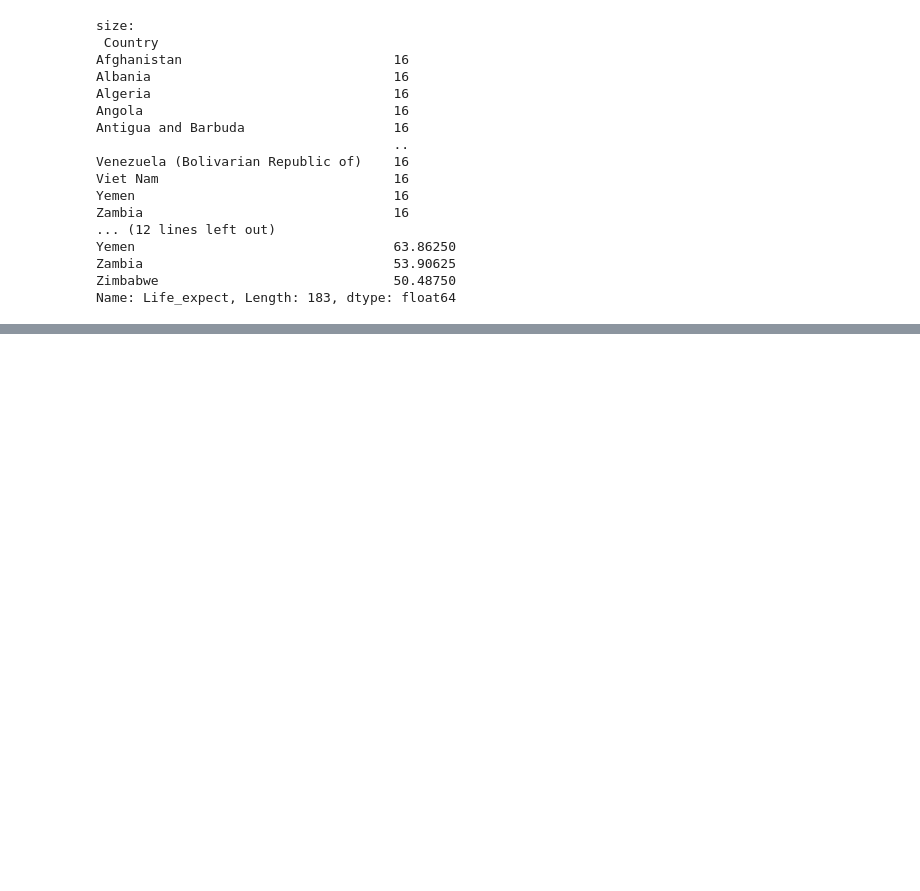
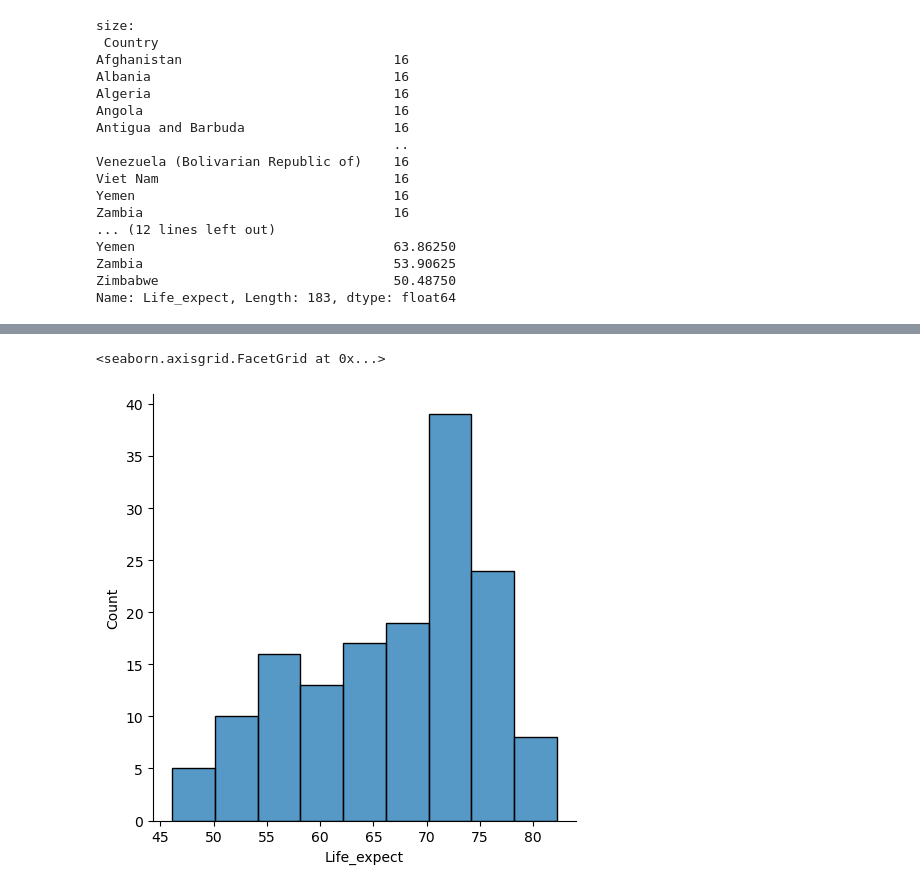
Before and after one commit to doraemon49/SDA-22-2, a Jupyter notebook: Life.ipynb, the cells around one changed output, grey strips where cells are left out. Saved outputs shown, nothing was run; the diff lists cells and outputs as text; code cells hidden in the pictures; blank space fills up the shorter version.

```diff
--- a/Life.ipynb
+++ b/Life.ipynb
@@ -74,0 +200,7 @@ Name: Life_expect, Length: 183, dtype: float64
+# %%
+#developing country (개발도상국) boxplot 과 developed country (선진국) boxplot 을 통해 큰 outliers가 없는 것을 확인.
+#평균을 통해 정확한 차이를 알아보자.
+#developing country (개발도상국)의 Country별 평균
+developing_country_grouped = developing_country["Life_expect"].groupby(developing_country["Country"])
+developing_country_grouped_mean = developing_country_grouped.mean()
+developing_country_grouped_mean
@@ -74,0 +221,5 @@ Name: Life_expect, Length: 183, dtype: float64
+# %%
+sns.displot(developing_country_grouped_mean)
+# %% [output]
+<seaborn.axisgrid.FacetGrid at 0x...>
+[figure, added]
```
Also changed, not shown: parts of 28 cells of this notebook.
